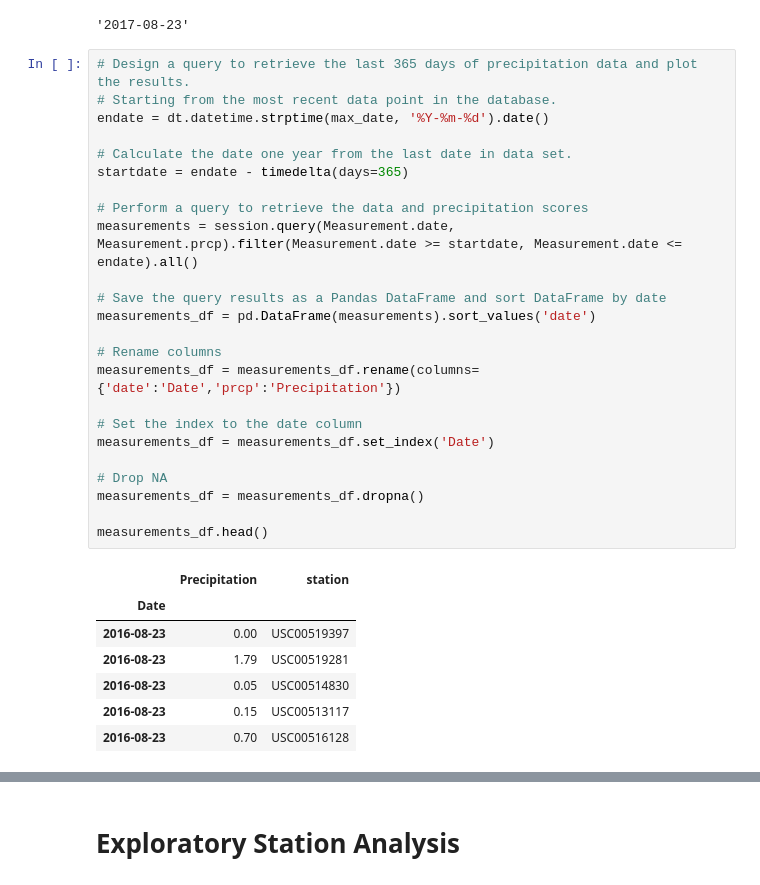
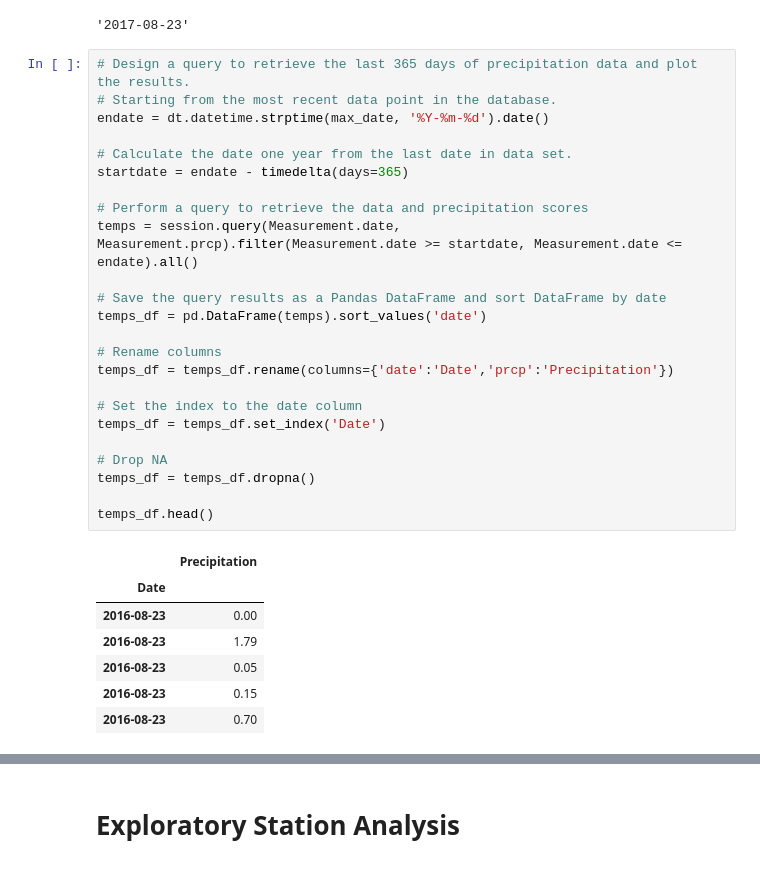
Before and after one commit to cgangi2216/sqlalchemy-challenge, a Jupyter notebook: climate.ipynb, the cells around one changed output, grey strips where cells are left out. Drawn from its saved outputs; the diff is of its cells as text.

```diff
--- a/climate.ipynb
+++ b/climate.ipynb
@@ -49,34 +49,34 @@ max_date
 # %%
 # Design a query to retrieve the last 365 days of precipitation data and plot the results.
 # Starting from the most recent data point in the database.
 endate = dt.datetime.strptime(max_date, '%Y-%m-%d').date()
 
 # Calculate the date one year from the last date in data set.
 startdate = endate - timedelta(days=365)
 
 # Perform a query to retrieve the data and precipitation scores
-measurements = session.query(Measurement.date, Measurement.prcp).filter(Measurement.date >= startdate, Measurement.date <= endate).all()
+temps = session.query(Measurement.date, Measurement.prcp).filter(Measurement.date >= startdate, Measurement.date <= endate).all()
 
 # Save the query results as a Pandas DataFrame and sort DataFrame by date
-measurements_df = pd.DataFrame(measurements).sort_values('date')
+temps_df = pd.DataFrame(temps).sort_values('date')
 
 # Rename columns
-measurements_df = measurements_df.rename(columns={'date':'Date','prcp':'Precipitation'})
+temps_df = temps_df.rename(columns={'date':'Date','prcp':'Precipitation'})
 
 # Set the index to the date column
-measurements_df = measurements_df.set_index('Date')
+temps_df = temps_df.set_index('Date')
 
 # Drop NA
-measurements_df = measurements_df.dropna()
+temps_df = temps_df.dropna()
 
-measurements_df.head()
+temps_df.head()
 # %% [output]
-|  | Precipitation | station |
-| Date |  |  |
-| 2016-08-23 | 0.00 | USC00519397 |
-| 2016-08-23 | 1.79 | USC00519281 |
-| 2016-08-23 | 0.05 | USC00514830 |
-| 2016-08-23 | 0.15 | USC00513117 |
-| 2016-08-23 | 0.70 | USC00516128 |
+|  | Precipitation |
+| Date |  |
+| 2016-08-23 | 0.00 |
+| 2016-08-23 | 1.79 |
+| 2016-08-23 | 0.05 |
+| 2016-08-23 | 0.15 |
+| 2016-08-23 | 0.70 |
 # %%
 # Use Pandas Plotting with Matplotlib to plot the data
```
Also changed, not shown: parts of 3 cells of this notebook.
